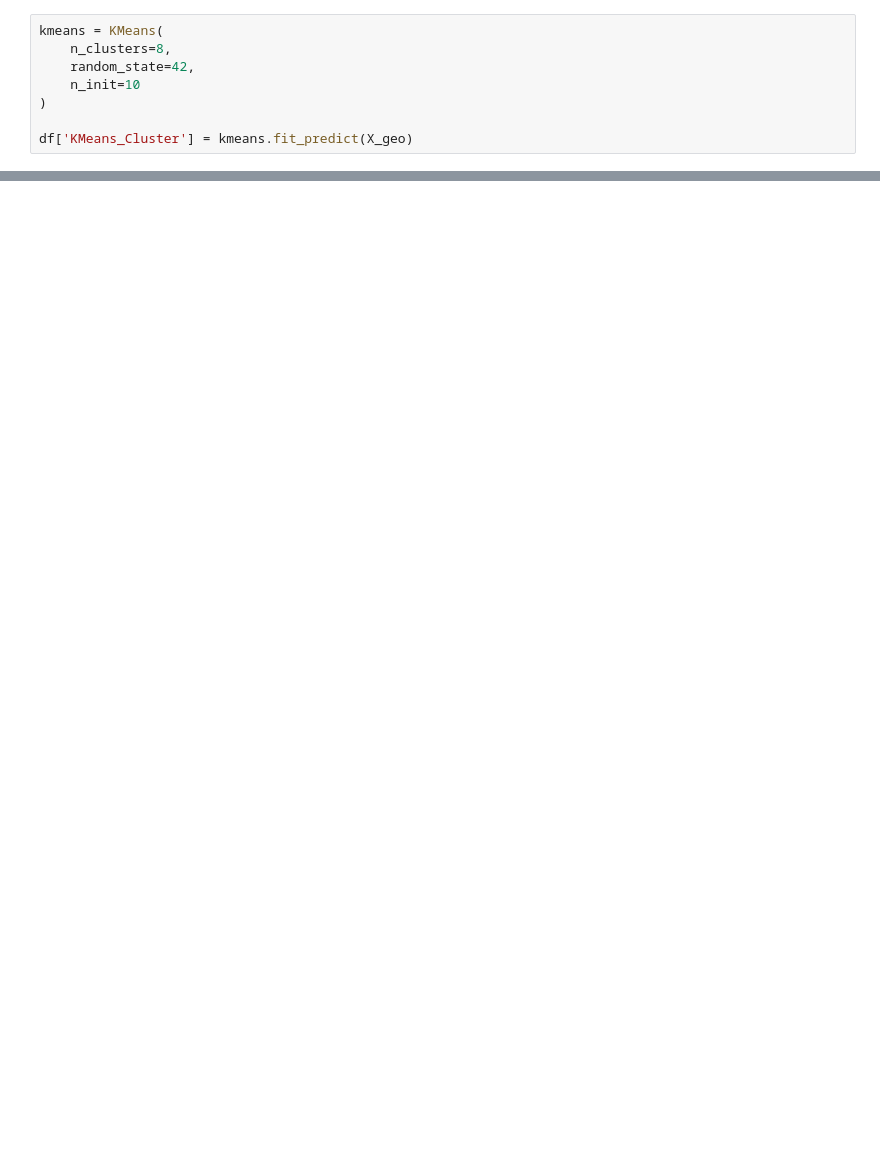
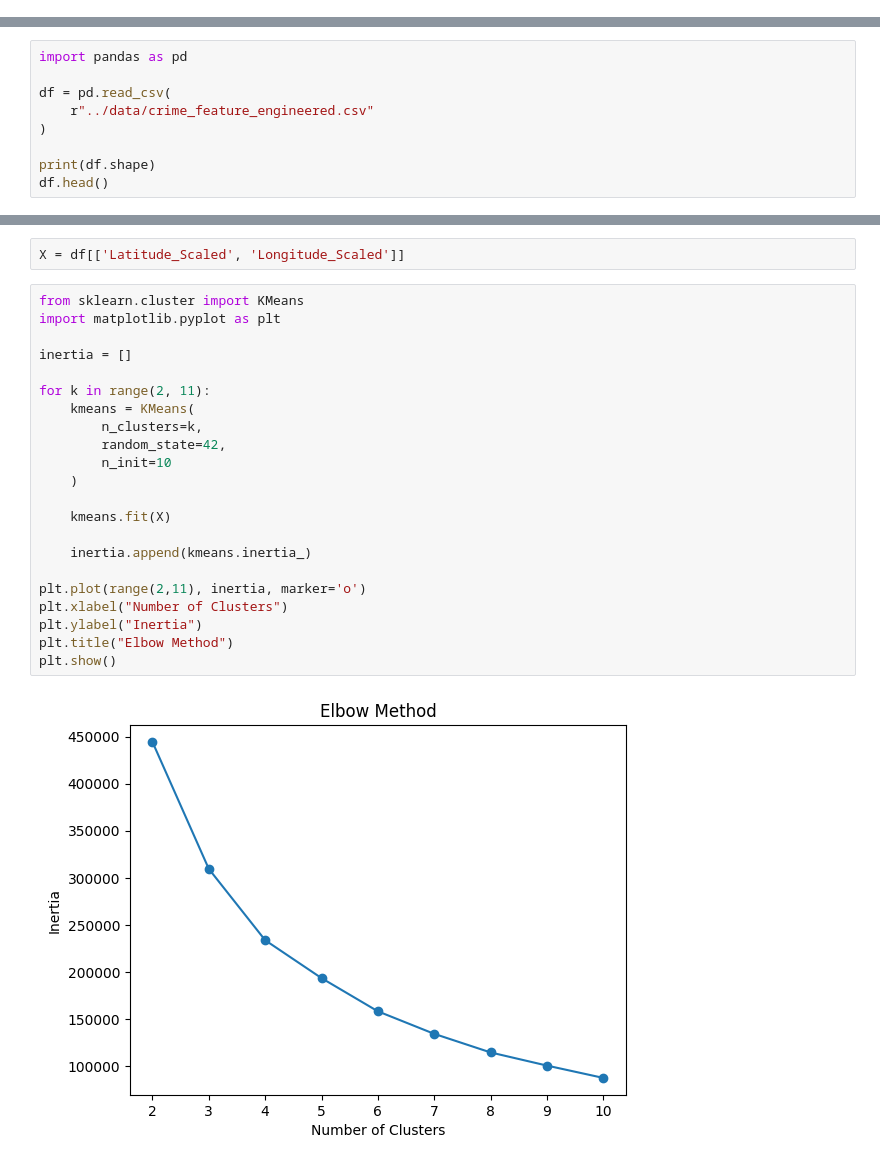
Before and after one commit to loganath0916/patroll_crime_analytics, a Jupyter notebook: models/clustering_analysis.ipynb, the cells around one changed output, grey strips where cells are left out. Drawn from its saved outputs; the diff is of its cells as text; blank space fills up the shorter version.

Commit message:
Completed PATROLL Crime Analytics Platform

```diff
--- a/models/clustering_analysis.ipynb
+++ b/models/clustering_analysis.ipynb
@@ -53,8 +0,0 @@ fig.show()
-# %%
-kmeans = KMeans(
-    n_clusters=8,
-    random_state=42,
-    n_init=10
-)
-
-df['KMeans_Cluster'] = kmeans.fit_predict(X_geo)
@@ -535,0 +1,9 @@ KMeans(n_init=10, random_state=42)
+# %%
+import pandas as pd
+
+df = pd.read_csv(
+    r"../data/crime_feature_engineered.csv"
+)
+
+print(df.shape)
+df.head()
@@ -535,0 +19,26 @@ KMeans(n_init=10, random_state=42)
+# %%
+X = df[['Latitude_Scaled', 'Longitude_Scaled']]
+# %%
+from sklearn.cluster import KMeans
+import matplotlib.pyplot as plt
+
+inertia = []
+
+for k in range(2, 11):
+    kmeans = KMeans(
+        n_clusters=k,
+        random_state=42,
+        n_init=10
+    )
+
+    kmeans.fit(X)
+
+    inertia.append(kmeans.inertia_)
+
+plt.plot(range(2,11), inertia, marker='o')
+plt.xlabel("Number of Clusters")
+plt.ylabel("Inertia")
+plt.title("Elbow Method")
+plt.show()
+# %% [output]
+[figure, added]
```
Also changed, not shown: parts of 58 cells of this notebook, 23 other files.
